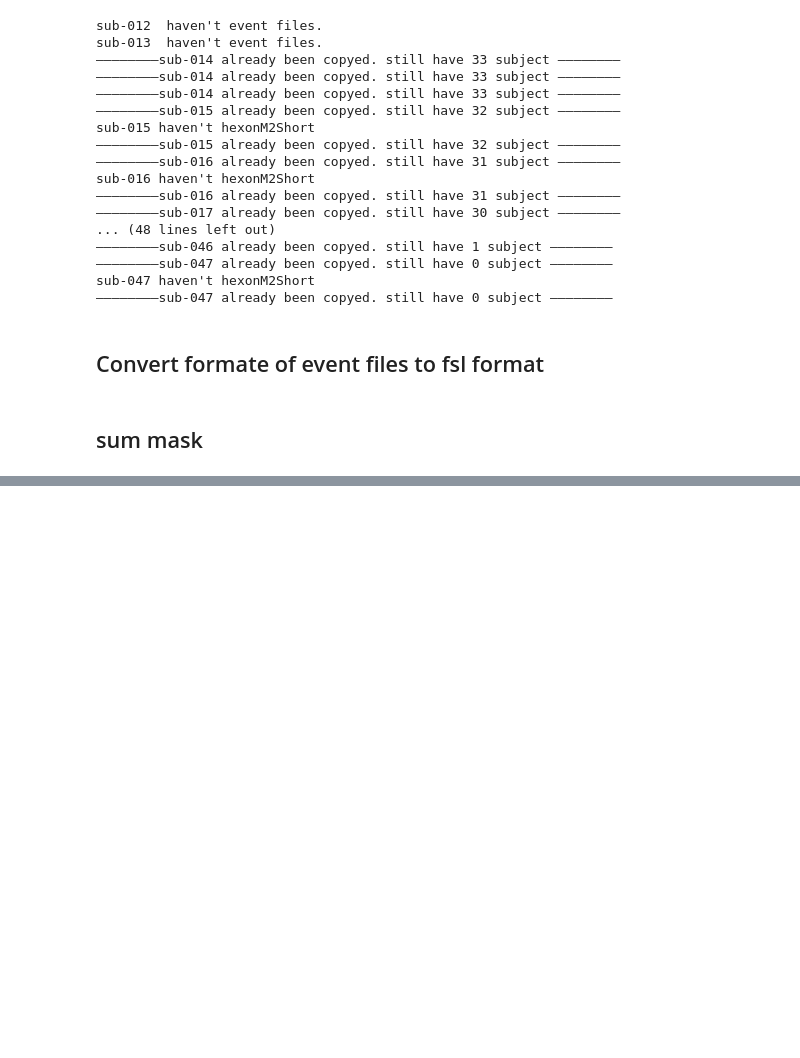
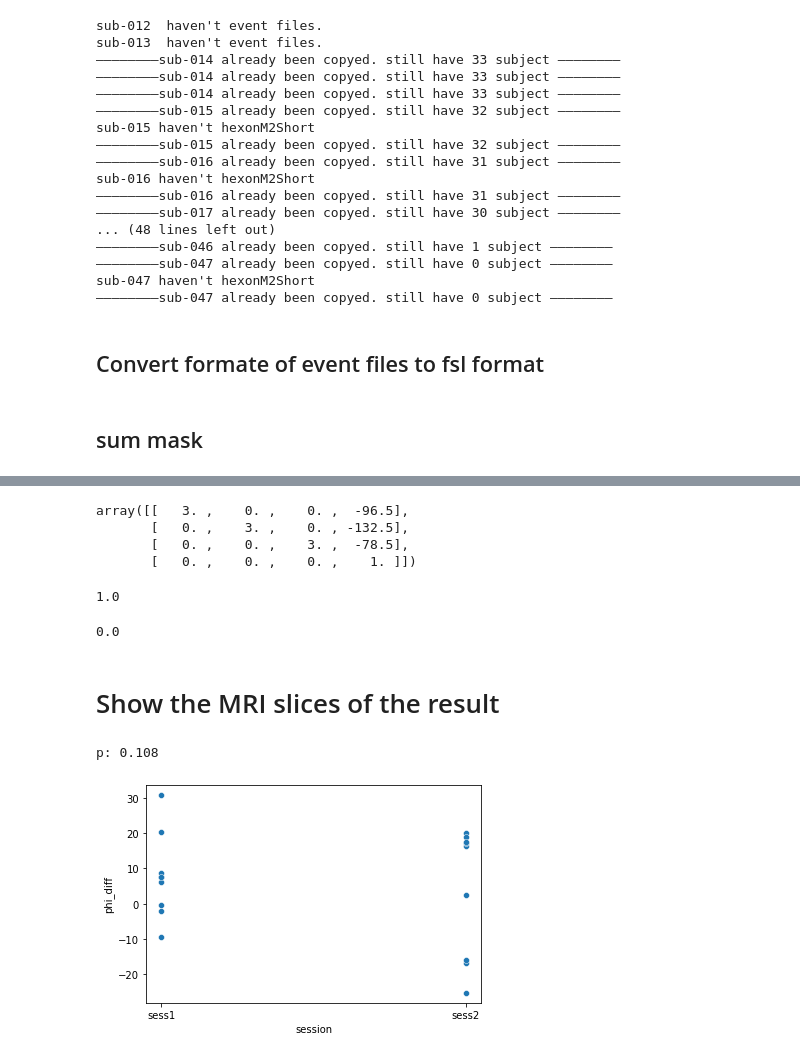
Before and after one commit to YukunQu/DCM, a Jupyter notebook: misc/tmp_scripts.ipynb, the cells around one changed output, grey strips where cells are left out. Cells and saved outputs as stored; diff of their text form; code cells hidden in the pictures; blank space fills up the shorter version.

```diff
--- a/misc/tmp_scripts.ipynb
+++ b/misc/tmp_scripts.ipynb
@@ -220,0 +173,62 @@ NameError: name 'run_id' is not defined
+# %%
+import nibabel
+import os
+func_dir = r'/mnt/workdir/DCM/BIDS/derivatives/fmriprep_volume/sub-010/func'
+func_name = 'sub-010_task-game1_run-1_space-MNI152NLin2009cAsym_desc-preproc_bold.nii.gz'
+func_path = os.path.join(func_dir,func_name)
+func_img = nibabel.load(func_path)
+func_img.affine
+# %% [output]
+array([[   3. ,    0. ,    0. ,  -96.5],
+       [   0. ,    3. ,    0. , -132.5],
+       [   0. ,    0. ,    3. ,  -78.5],
+       [   0. ,    0. ,    0. ,    1. ]])
+# %%
+import nibabel
+import os
+func_dir = r'/mnt/workdir/DCM/BIDS/derivatives/fmriprep_volume/sub-010/func'
+func_name = 'sub-010_task-game1_run-1_space-MNI152NLin2009cAsym_res-2_desc-preproc_bold.nii.gz'
+
+func_path = os.path.join(func_dir,func_name)
+func_path = r'/mnt/data/Template/res-02_brainMask.nii'
+func_img = nibabel.load(func_path)
+func_img.get_fdata().max()
+# %% [output]
+1.0
+# %%
+import nibabel
+import os
+import numpy as np
+#func_dir = r'/mnt/workdir/DCM/BIDS/sub-010/func'
+#func_name = r'sub-010_task-game1_run-01_bold.nii.gz'
+#func_path = os.path.join(func_dir,func_name)
+func_path = r'/mnt/data/Template/tpl-MNI152NLin2009cAsym/tpl-MNI152NLin2009cAsym_res-02_desc-brain_mask.nii'
+func_img = nibabel.load(func_path)
+func_img.get_fdata().min()
+# %% [output]
+0.0
+# %% [markdown]
+# Show the MRI slices of the result
+# %%
+import pandas as pd
+import seaborn as sns
+
+trainset1_phi = pd.read_csv(r'/mnt/workdir/DCM/BIDS/derivatives/Nipype/hexagon/specificTo6/Phi/trainset1_estPhi.csv').query('ifold=="6fold"')
+trainset2_phi = pd.read_csv(r'/mnt/workdir/DCM/BIDS/derivatives/Nipype/hexagon/specificTo6/Phi/trainset2_estPhi.csv').query('ifold=="6fold"')
+
+trainset1_phi['session'] = 'sess1'
+trainset2_phi['session'] = 'sess2'
+
+phi = pd.concat([trainset1_phi,trainset2_phi])
+phi['phi_diff'] = phi['ec_phi'] - phi['vmpfc_phi']
+sns.scatterplot(data=phi,x='session',y='phi_diff')
+
+phi_diff_sess1 = abs(phi.query("session=='sess1'")['phi_diff']).to_list()
+phi_diff_sess2 = abs(phi.query("session=='sess2'")['phi_diff']).to_list()
+from scipy.stats import ttest_ind
+
+t,p = ttest_ind(phi_diff_sess1,phi_diff_sess2)
+print('p:',round(p,3))
+# %% [output]
+p: 0.108
+[figure, added]
```
Also changed, not shown: parts of 20 cells of this notebook, 37 other files.
